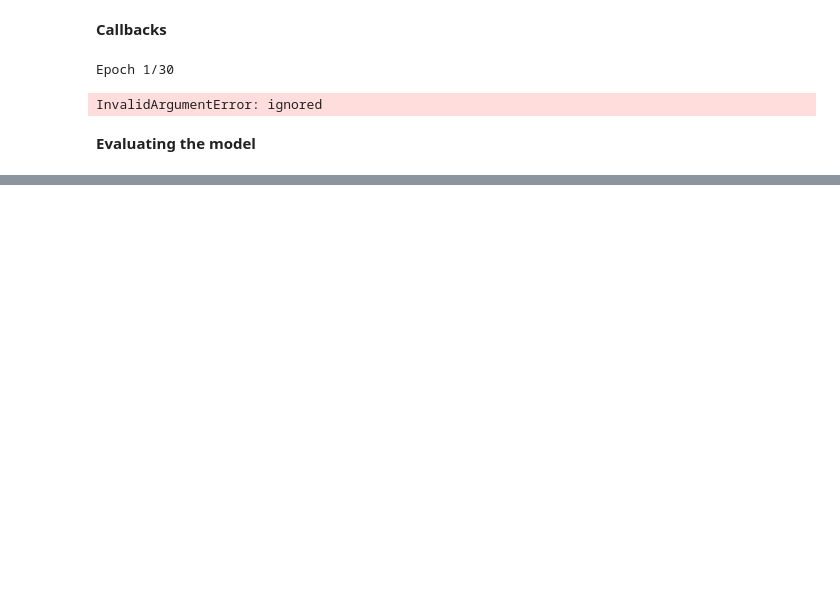
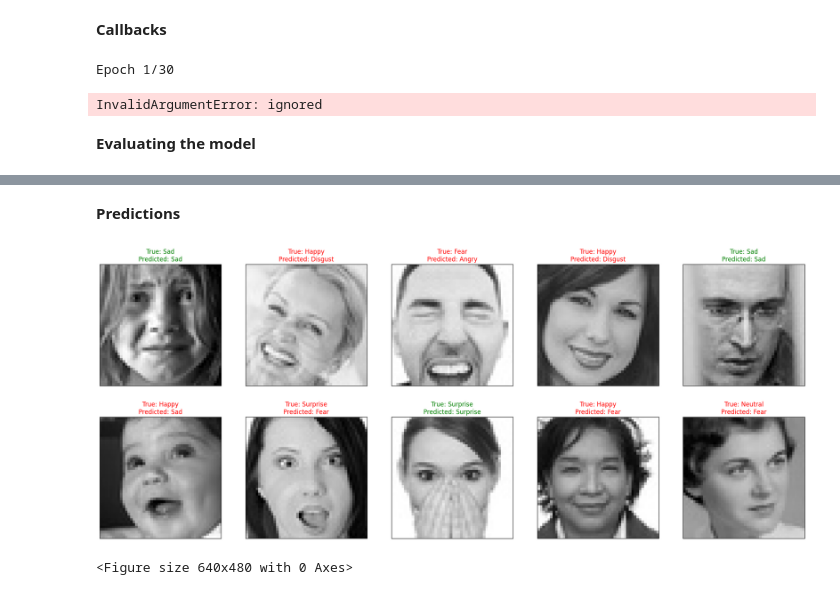
Before and after one commit to peiris830/emo-book-free-thinkers, a Jupyter notebook: EmoBook_Facial_Recognition.ipynb, the cells around one changed output, grey strips where cells are left out. Cells and saved outputs as stored; diff of their text form; code cells hidden in the pictures; blank space fills up the shorter version.

```diff
--- a/EmoBook_Facial_Recognition.ipynb
+++ b/EmoBook_Facial_Recognition.ipynb
@@ -274,0 +324,32 @@ ResNet50V2_Predictions = np.argmax(ResNet50V2_Predictions, axis=1)
+# %% [markdown]
+**Predictions**
+# %%
+# Display 10 random pictures from the dataset with their labels
+
+Random_batch = np.random.randint(0, len(test_generator) - 1)
+
+Random_Img_Index = np.random.randint(0, batch_size - 1 , 10)
+
+fig, axes = plt.subplots(nrows=2, ncols=5, figsize=(25, 10),
+                        subplot_kw={'xticks': [], 'yticks': []})
+
+for i, ax in enumerate(axes.flat):
+
+    Random_Img = test_generator[Random_batch][0][Random_Img_Index[i]]
+
+    Random_Img_Label = np.argmax(test_generator[Random_batch][1][Random_Img_Index[i]])
+
+    Model_Prediction = np.argmax(ResNet50V2_Model.predict( tf.expand_dims(Random_Img, axis=0) , verbose=0))
+
+    ax.imshow(Random_Img)
+
+    if Emotion_Classes[Random_Img_Label] == Emotion_Classes[Model_Prediction]:
+          color = "green"
+    else:
+          color = "red"
+    ax.set_title(f"True: {Emotion_Classes[Random_Img_Label]}\nPredicted: {Emotion_Classes[Model_Prediction]}", color=color)
+plt.show()
+plt.tight_layout()
+# %% [output]
+[figure, added]
+<Figure size 640x480 with 0 Axes>
```
Also changed, not shown: parts of 10 cells of this notebook.
